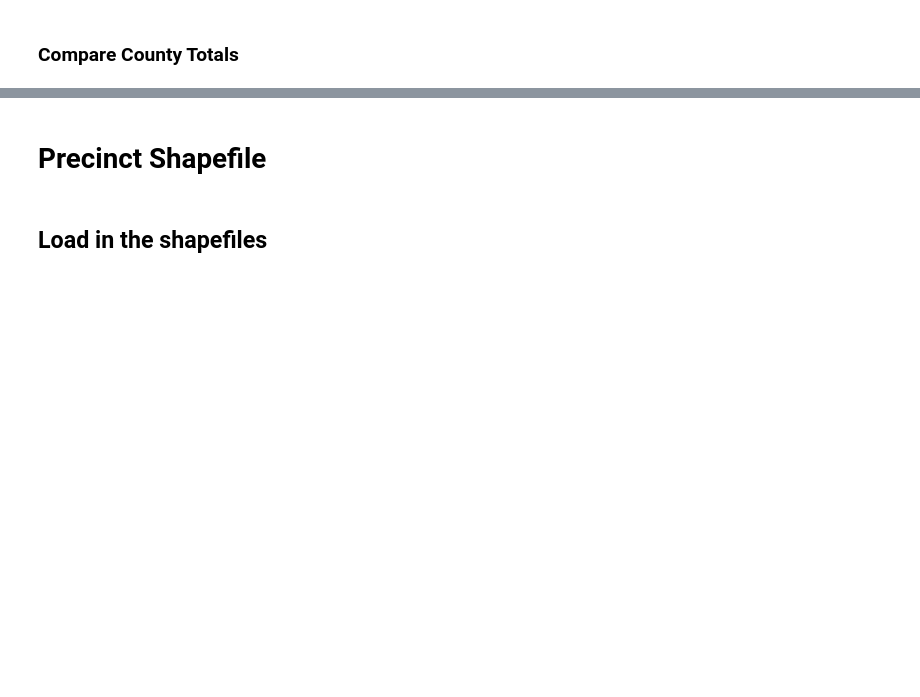
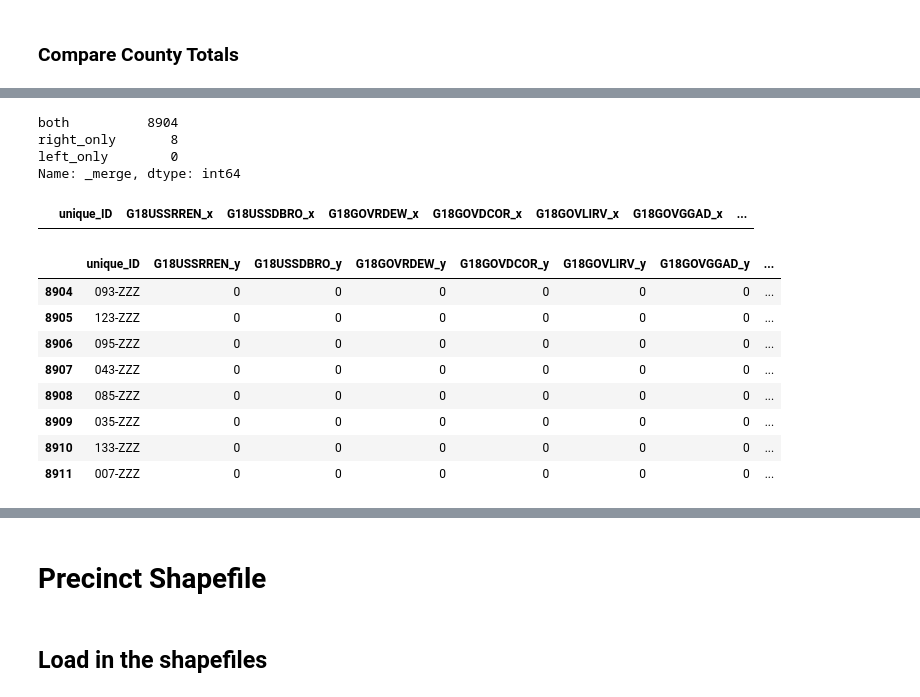
Before and after one commit to nonpartisan-redistricting-datahub/pdv-oh, a Jupyter notebook: vest-oh-2018/vest-oh-2018-validation.ipynb, the cells around one changed output, grey strips where cells are left out. Drawn from its saved outputs; the diff is of its cells as text; code cells hidden in the pictures; blank space fills up the shorter version.

```diff
--- a/vest-oh-2018/vest-oh-2018-validation.ipynb
+++ b/vest-oh-2018/vest-oh-2018-validation.ipynb
@@ -199,13 +239,2 @@ G18TREDRIC: EQUAL
 # %% [markdown]
 ### Compare County Totals
-# %%
-diff_counties=[]
-for i in races:
-    diff = elections_2018.groupby(["county"]).sum()[i]-vest_oh_18.groupby(["COUNTYFP18"]).sum()[i]
-    for val in diff[diff != 0].index.values.tolist():
-        if val not in diff_counties:
-            diff_counties.append(val)
-    if len(diff[diff != 0]!=0):
-        print(diff[diff != 0].to_string(header=False), 'NOT EQUAL')
-    else:
-        print(race + ' county totals: EQUAL')
@@ -228,0 +241,3 @@ G18TREDRIC county totals: EQUAL
+# %%
+#Have a matching county column
+elections_2018["COUNTYFP18"] = elections_2018["county"]
@@ -228,0 +322,37 @@ G18TREDRIC county totals: EQUAL
+# %%
+#Attempt to join
+attempt_one = pd.merge(elections_2018,vest_oh_18,how="outer",on="unique_ID",indicator=True)
+print(attempt_one["_merge"].value_counts())
+
+elections_only = attempt_one[attempt_one["_merge"]=="left_only"]
+vest_only = attempt_one[attempt_one["_merge"]=="right_only"]
+
+attempt_one[attempt_one["_merge"]=="left_only"].to_csv("./source.csv")
+attempt_one[attempt_one["_merge"]=="right_only"].to_csv("./vest.csv")
+# %% [output]
+both          8904
+right_only       8
+left_only        0
+Name: _merge, dtype: int64
+# %%
+#The 8 unjoined all contain 0 total votes
+races_x =["unique_ID"]
+races_y =["unique_ID"]
+
+for val in races:
+    races_x.append(val+"_x")
+    races_y.append(val+"_y")
+
+display(elections_only[races_x])
+display(vest_only[races_y])
+# %% [output]
+|  | unique_ID | G18USSRREN_x | G18USSDBRO_x | G18GOVRDEW_x | G18GOVDCOR_x | G18GOVLIRV_x | G18GOVGGAD_x | ... |
+|  | unique_ID | G18USSRREN_y | G18USSDBRO_y | G18GOVRDEW_y | G18GOVDCOR_y | G18GOVLIRV_y | G18GOVGGAD_y | ... |
+| 8904 | 093-ZZZ | 0 | 0 | 0 | 0 | 0 | 0 | ... |
+| 8905 | 123-ZZZ | 0 | 0 | 0 | 0 | 0 | 0 | ... |
+| 8906 | 095-ZZZ | 0 | 0 | 0 | 0 | 0 | 0 | ... |
+| 8907 | 043-ZZZ | 0 | 0 | 0 | 0 | 0 | 0 | ... |
+| 8908 | 085-ZZZ | 0 | 0 | 0 | 0 | 0 | 0 | ... |
+| 8909 | 035-ZZZ | 0 | 0 | 0 | 0 | 0 | 0 | ... |
+| 8910 | 133-ZZZ | 0 | 0 | 0 | 0 | 0 | 0 | ... |
+| 8911 | 007-ZZZ | 0 | 0 | 0 | 0 | 0 | 0 | ... |
```
Also changed, not shown: parts of 37 cells of this notebook.
